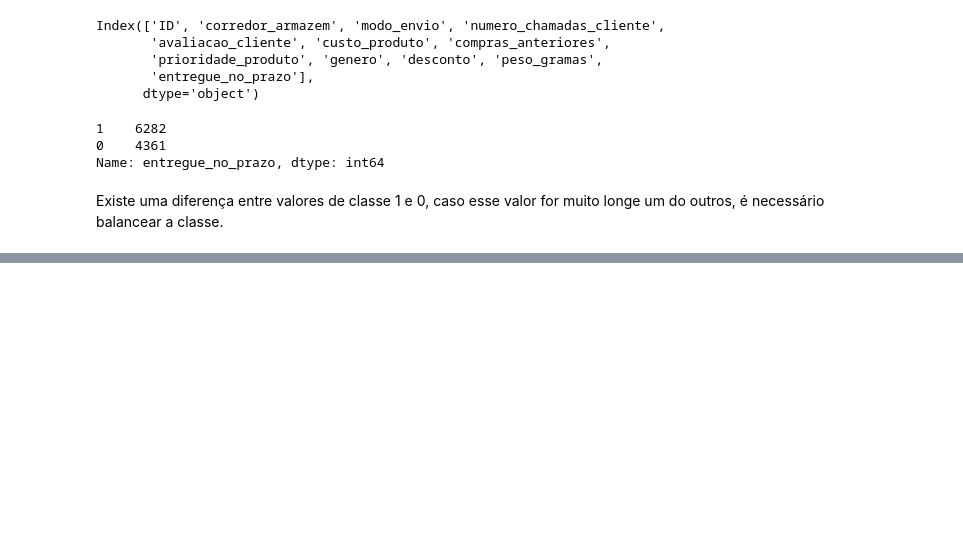
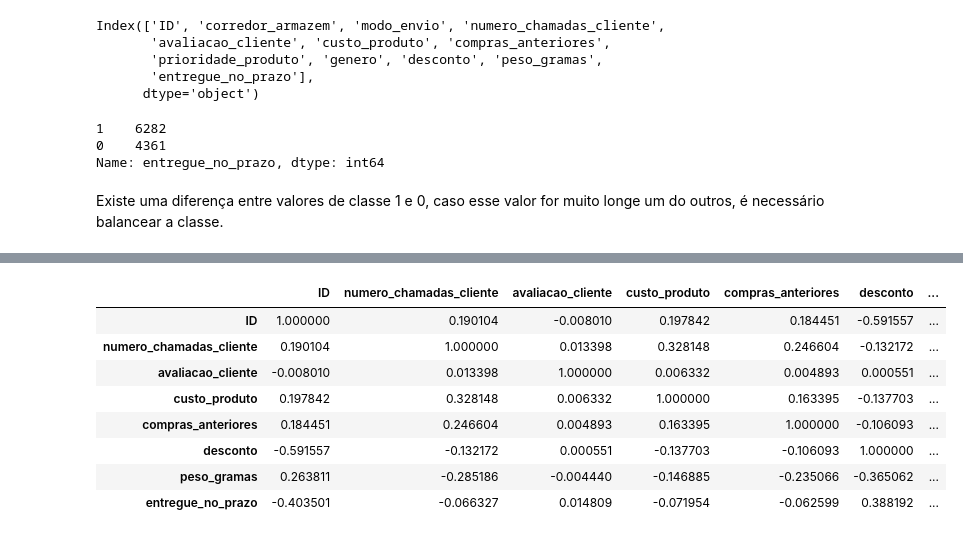
Before and after one commit to sandromzljr/Engenharia-Atributos, a Jupyter notebook: EngenhariaAtributos.ipynb, the cells around one changed output, grey strips where cells are left out. Saved outputs shown, nothing was run; the diff lists cells and outputs as text; code cells hidden in the pictures; blank space fills up the shorter version.

```diff
--- a/EngenhariaAtributos.ipynb
+++ b/EngenhariaAtributos.ipynb
@@ -321,0 +346,14 @@ Existe uma diferença entre valores de classe 1 e 0, caso esse valor for muito l
+# %%
+# Correlação
+
+df.corr()
+# %% [output]
+|  | ID | numero_chamadas_cliente | avaliacao_cliente | custo_produto | compras_anteriores | desconto | ... |
+| ID | 1.000000 | 0.190104 | -0.008010 | 0.197842 | 0.184451 | -0.591557 | ... |
+| numero_chamadas_cliente | 0.190104 | 1.000000 | 0.013398 | 0.328148 | 0.246604 | -0.132172 | ... |
+| avaliacao_cliente | -0.008010 | 0.013398 | 1.000000 | 0.006332 | 0.004893 | 0.000551 | ... |
+| custo_produto | 0.197842 | 0.328148 | 0.006332 | 1.000000 | 0.163395 | -0.137703 | ... |
+| compras_anteriores | 0.184451 | 0.246604 | 0.004893 | 0.163395 | 1.000000 | -0.106093 | ... |
+| desconto | -0.591557 | -0.132172 | 0.000551 | -0.137703 | -0.106093 | 1.000000 | ... |
+| peso_gramas | 0.263811 | -0.285186 | -0.004440 | -0.146885 | -0.235066 | -0.365062 | ... |
+| entregue_no_prazo | -0.403501 | -0.066327 | 0.014809 | -0.071954 | -0.062599 | 0.388192 | ... |
```
Also changed, not shown: parts of 8 cells of this notebook.
